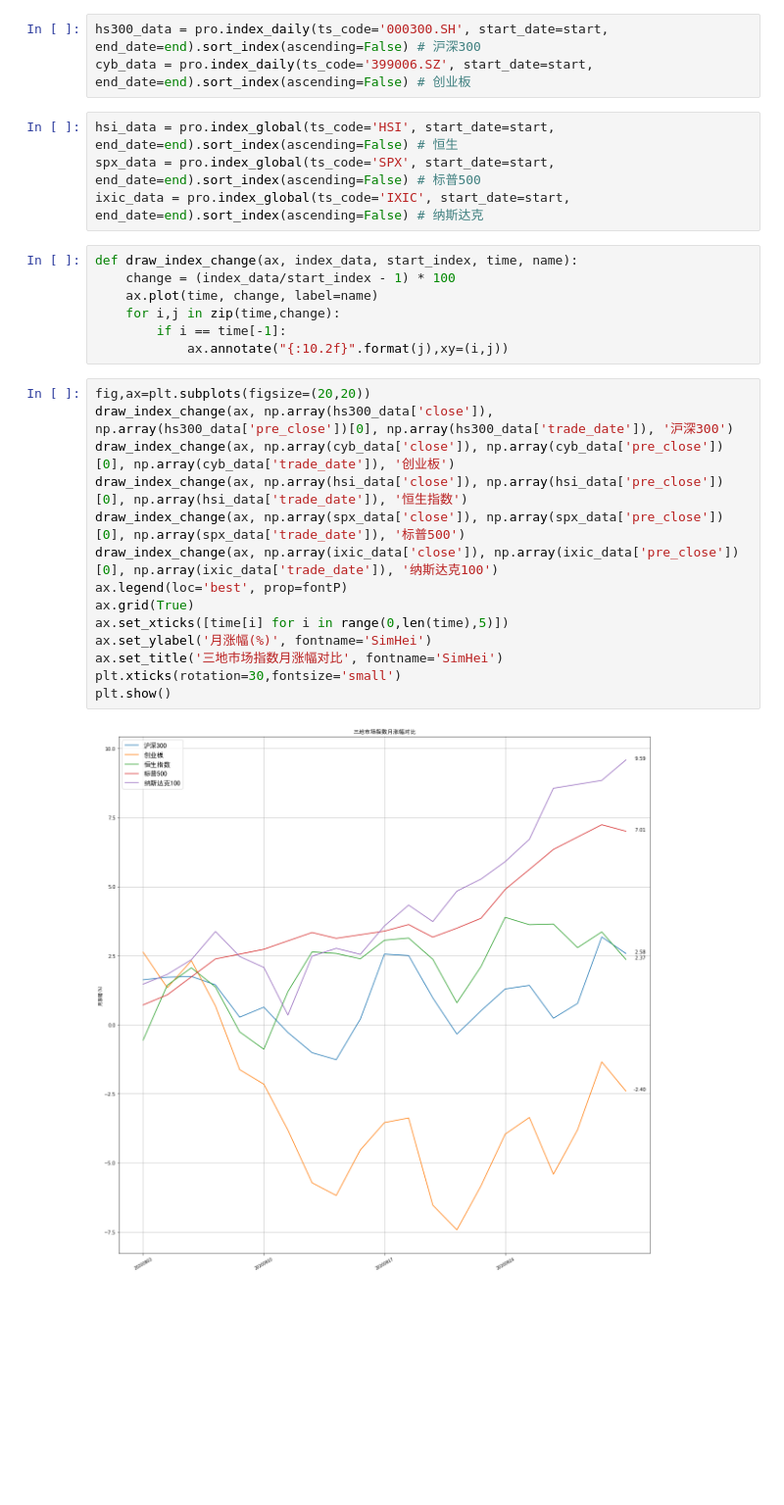
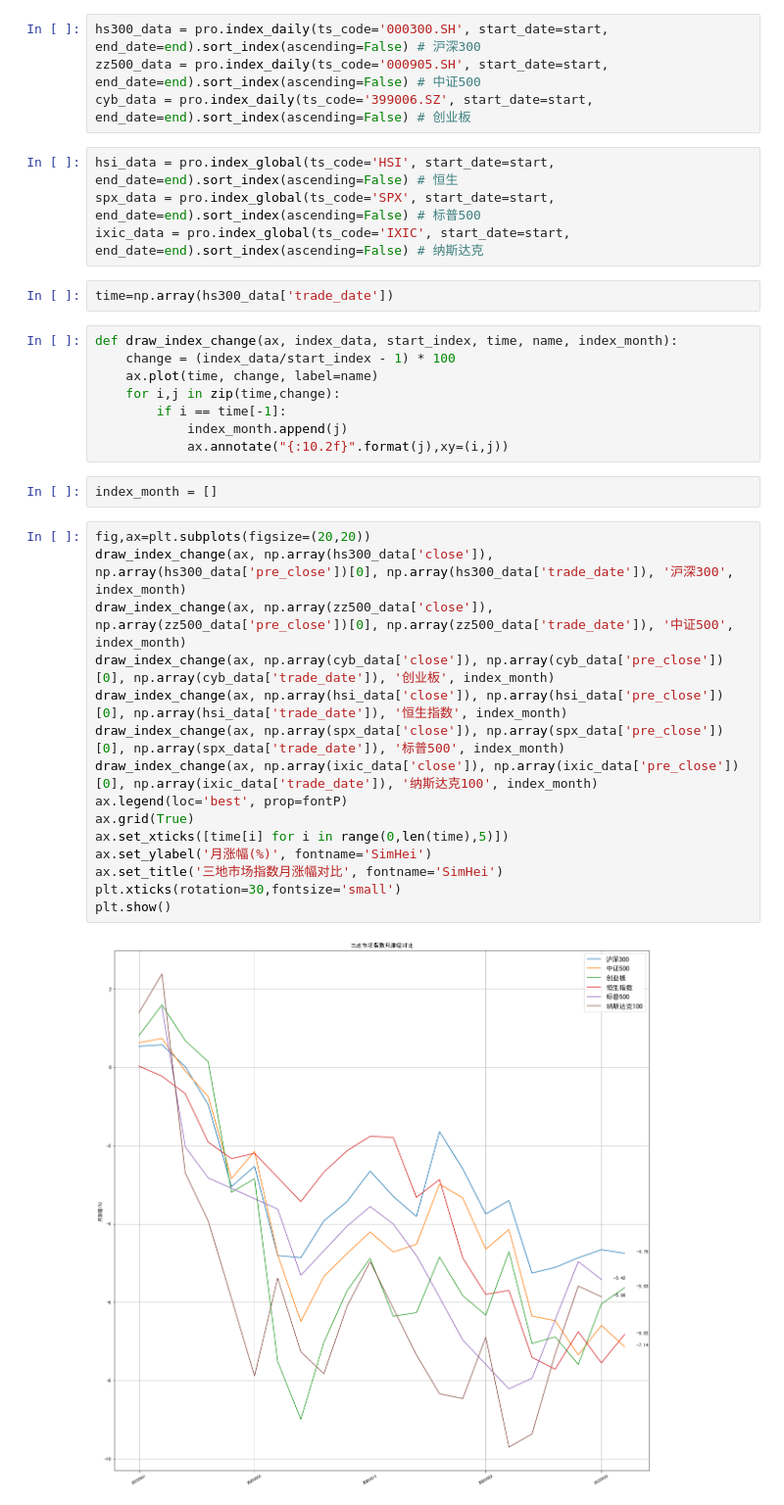
Before and after one commit to bmpi-dev/invest-alchemy, a Jupyter notebook: strategy/index_month_quote_change.ipynb, the cells around one changed output. Shown at 98% size. Drawn from its saved outputs; the diff is of its cells as text; blank space fills up the shorter version.

```diff
--- a/strategy/index_month_quote_change.ipynb
+++ b/strategy/index_month_quote_change.ipynb
@@ -18,30 +18,37 @@ end = '20200831'                   # 回测结束时间
 # %%
 hs300_data = pro.index_daily(ts_code='000300.SH', start_date=start, end_date=end).sort_index(ascending=False) # 沪深300
+zz500_data = pro.index_daily(ts_code='000905.SH', start_date=start, end_date=end).sort_index(ascending=False) # 中证500
 cyb_data = pro.index_daily(ts_code='399006.SZ', start_date=start, end_date=end).sort_index(ascending=False) # 创业板
 # %%
 hsi_data = pro.index_global(ts_code='HSI', start_date=start, end_date=end).sort_index(ascending=False) # 恒生
 spx_data = pro.index_global(ts_code='SPX', start_date=start, end_date=end).sort_index(ascending=False) # 标普500
 ixic_data = pro.index_global(ts_code='IXIC', start_date=start, end_date=end).sort_index(ascending=False) # 纳斯达克
+# %%
+time=np.array(hs300_data['trade_date'])
 # %%
-def draw_index_change(ax, index_data, start_index, time, name):
+def draw_index_change(ax, index_data, start_index, time, name, index_month):
     change = (index_data/start_index - 1) * 100
     ax.plot(time, change, label=name)
     for i,j in zip(time,change):
         if i == time[-1]:
+            index_month.append(j)
             ax.annotate("{:10.2f}".format(j),xy=(i,j))
+# %%
+index_month = []
 # %%
 fig,ax=plt.subplots(figsize=(20,20))
-draw_index_change(ax, np.array(hs300_data['close']), np.array(hs300_data['pre_close'])[0], np.array(hs300_data['trade_date']), '沪深300')
-draw_index_change(ax, np.array(cyb_data['close']), np.array(cyb_data['pre_close'])[0], np.array(cyb_data['trade_date']), '创业板')
-draw_index_change(ax, np.array(hsi_data['close']), np.array(hsi_data['pre_close'])[0], np.array(hsi_data['trade_date']), '恒生指数')
-draw_index_change(ax, np.array(spx_data['close']), np.array(spx_data['pre_close'])[0], np.array(spx_data['trade_date']), '标普500')
-draw_index_change(ax, np.array(ixic_data['close']), np.array(ixic_data['pre_close'])[0], np.array(ixic_data['trade_date']), '纳斯达克100')
+draw_index_change(ax, np.array(hs300_data['close']), np.array(hs300_data['pre_close'])[0], np.array(hs300_data['trade_date']), '沪深300', index_month)
+draw_index_change(ax, np.array(zz500_data['close']), np.array(zz500_data['pre_close'])[0], np.array(zz500_data['trade_date']), '中证500', index_month)
+draw_index_change(ax, np.array(cyb_data['close']), np.array(cyb_data['pre_close'])[0], np.array(cyb_data['trade_date']), '创业板', index_month)
+draw_index_change(ax, np.array(hsi_data['close']), np.array(hsi_data['pre_close'])[0], np.array(hsi_data['trade_date']), '恒生指数', index_month)
+draw_index_change(ax, np.array(spx_data['close']), np.array(spx_data['pre_close'])[0], np.array(spx_data['trade_date']), '标普500', index_month)
+draw_index_change(ax, np.array(ixic_data['close']), np.array(ixic_data['pre_close'])[0], np.array(ixic_data['trade_date']), '纳斯达克100', index_month)
 ax.legend(loc='best', prop=fontP)
 ax.grid(True)
 ax.set_xticks([time[i] for i in range(0,len(time),5)])
 ax.set_ylabel('月涨幅(%)', fontname='SimHei')
 ax.set_title('三地市场指数月涨幅对比', fontname='SimHei')
 plt.xticks(rotation=30,fontsize='small')
 plt.show()
 # %% [output]
-[figure, old version]
+[figure, new version]
```
Also changed, not shown: parts of 2 cells of this notebook.
